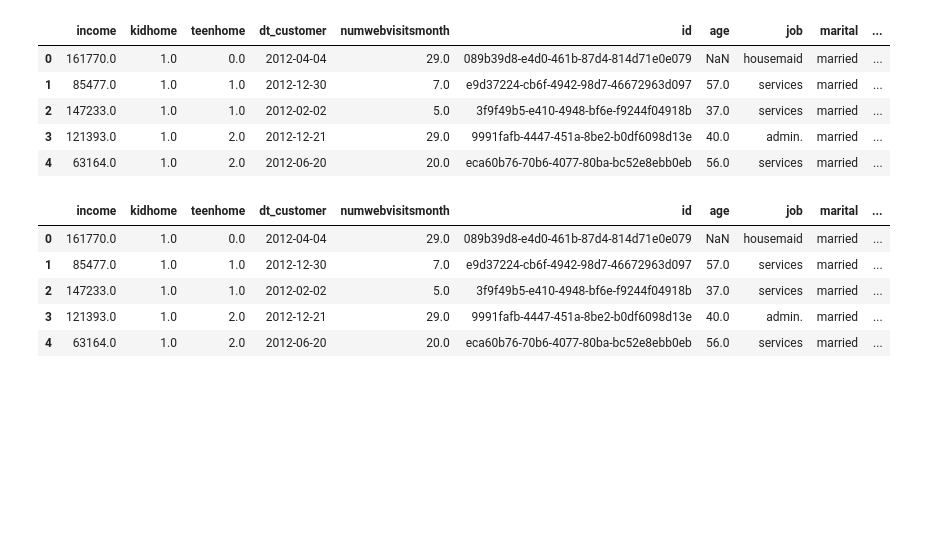
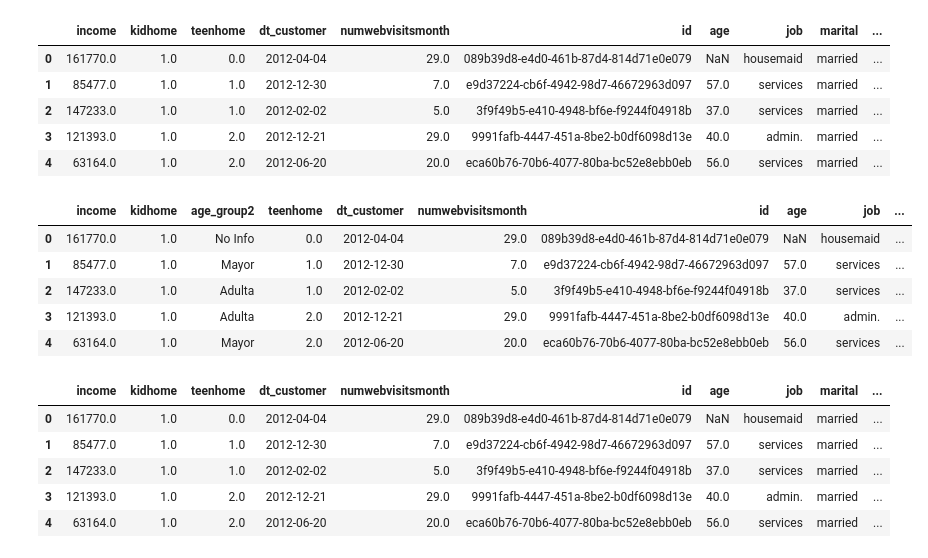
Before and after one commit to Adalab/da-promo-b-pt-ejercicios-profes, a Jupyter notebook: Modulo3/modulo-3-leccion-05-group-by-apply.ipynb, the cells around one changed output. Saved outputs shown, nothing was run; the diff lists cells and outputs as text; code cells hidden in the pictures; blank space fills up the shorter version.

Commit message:
Add Insert in DF

```diff
--- a/Modulo3/modulo-3-leccion-05-group-by-apply.ipynb
+++ b/Modulo3/modulo-3-leccion-05-group-by-apply.ipynb
@@ -117,6 +117,18 @@ df.head()
 | 2 | 147233.0 | 1.0 | 1.0 | 2012-02-02 | 5.0 | 3f9f49b5-e410-4948-bf6e-f9244f04918b | 37.0 | services | married | ... |
 | 3 | 121393.0 | 1.0 | 2.0 | 2012-12-21 | 29.0 | 9991fafb-4447-451a-8be2-b0df6098d13e | 40.0 | admin. | married | ... |
 | 4 | 63164.0 | 1.0 | 2.0 | 2012-06-20 | 20.0 | eca60b76-70b6-4077-80ba-bc52e8ebb0eb | 56.0 | services | married | ... |
+# %%
+# Insertar en una posición específica
+df.insert(2, 'age_group2', df['age'].apply(agrupar_edad))
+# %%
+df.head()
+# %% [output]
+|  | income | kidhome | age_group2 | teenhome | dt_customer | numwebvisitsmonth | id | age | job | ... |
+| 0 | 161770.0 | 1.0 | No Info | 0.0 | 2012-04-04 | 29.0 | 089b39d8-e4d0-461b-87d4-814d71e0e079 | NaN | housemaid | ... |
+| 1 | 85477.0 | 1.0 | Mayor | 1.0 | 2012-12-30 | 7.0 | e9d37224-cb6f-4942-98d7-46672963d097 | 57.0 | services | ... |
+| 2 | 147233.0 | 1.0 | Adulta | 1.0 | 2012-02-02 | 5.0 | 3f9f49b5-e410-4948-bf6e-f9244f04918b | 37.0 | services | ... |
+| 3 | 121393.0 | 1.0 | Adulta | 2.0 | 2012-12-21 | 29.0 | 9991fafb-4447-451a-8be2-b0df6098d13e | 40.0 | admin. | ... |
+| 4 | 63164.0 | 1.0 | Mayor | 2.0 | 2012-06-20 | 20.0 | eca60b76-70b6-4077-80ba-bc52e8ebb0eb | 56.0 | services | ... |
 # %%
 # Map: aplicar una función a cada valor de una columna
 
```
